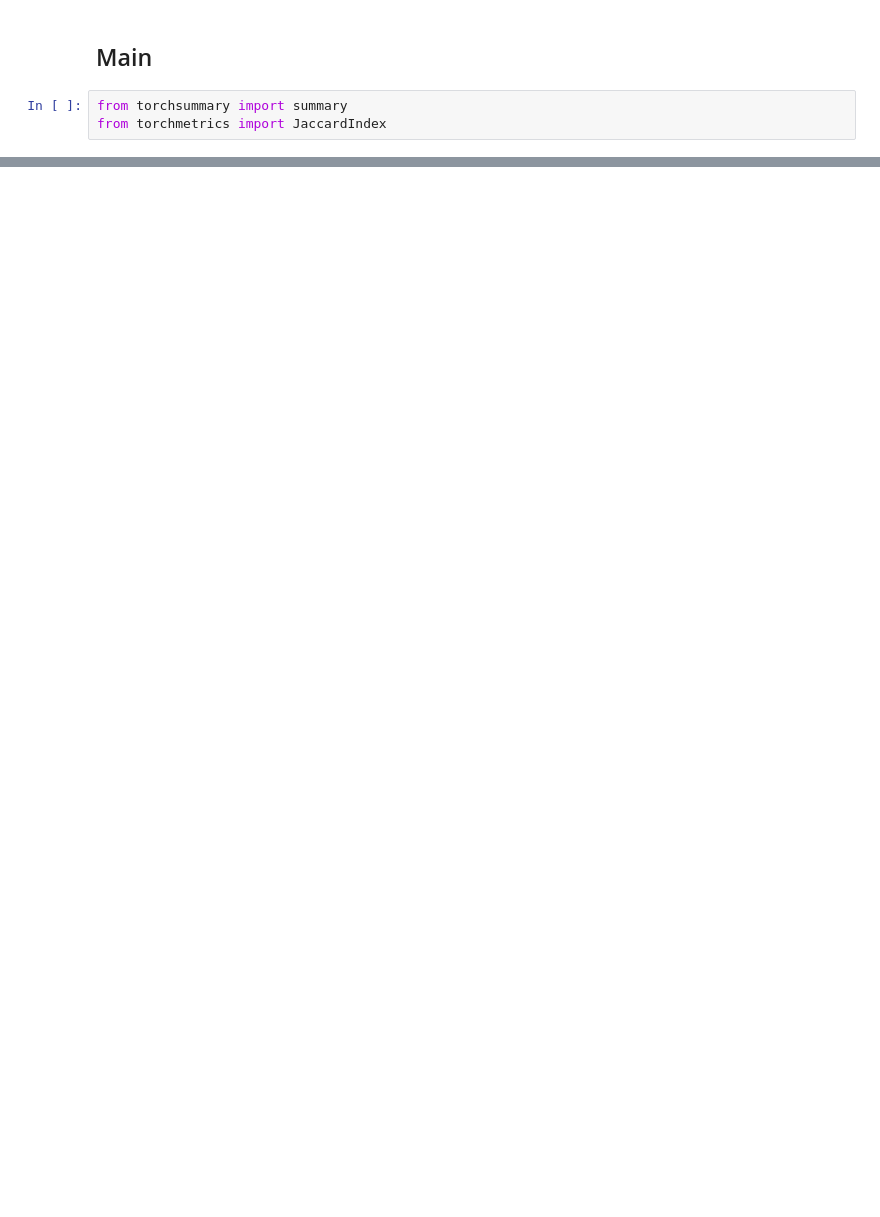
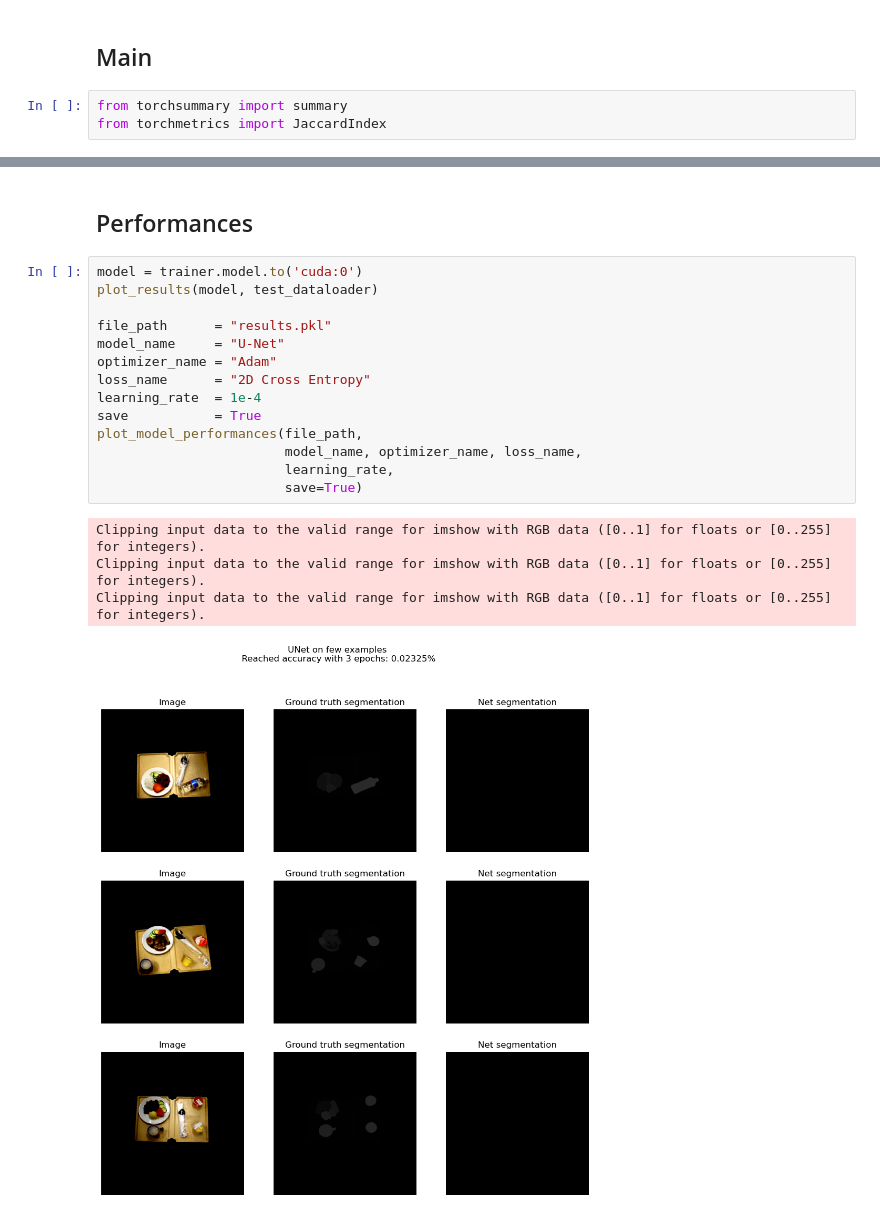
Before and after one commit to dldou/UNet, a Jupyter notebook: Unet.ipynb, the cells around one changed output, grey strips where cells are left out. Cells and saved outputs as stored; diff of their text form; blank space fills up the shorter version.

Commit message:
Plot results and perf functions added

```diff
--- a/Unet.ipynb
+++ b/Unet.ipynb
@@ -554,3 +602,24 @@ Epoch: 3, Cross Entropy Loss 2D: 9.890742164781912e-07, Jaccard score: 0.0232558
 Saving the model...
 
 Training finish.
+# %% [markdown]
+## Performances
+# %%
+model = trainer.model.to('cuda:0')
+plot_results(model, test_dataloader)
+
+file_path      = "results.pkl"
+model_name     = "U-Net"
+optimizer_name = "Adam"
+loss_name      = "2D Cross Entropy"
+learning_rate  = 1e-4
+save           = True
+plot_model_performances(file_path,
+                        model_name, optimizer_name, loss_name,
+                        learning_rate,
+                        save=True)
+# %% [output]
+Clipping input data to the valid range for imshow with RGB data ([0..1] for floats or [0..255] for integers).
+Clipping input data to the valid range for imshow with RGB data ([0..1] for floats or [0..255] for integers).
+Clipping input data to the valid range for imshow with RGB data ([0..1] for floats or [0..255] for integers).
+[figure, added]
```
Also changed, not shown: parts of 4 cells of this notebook.
